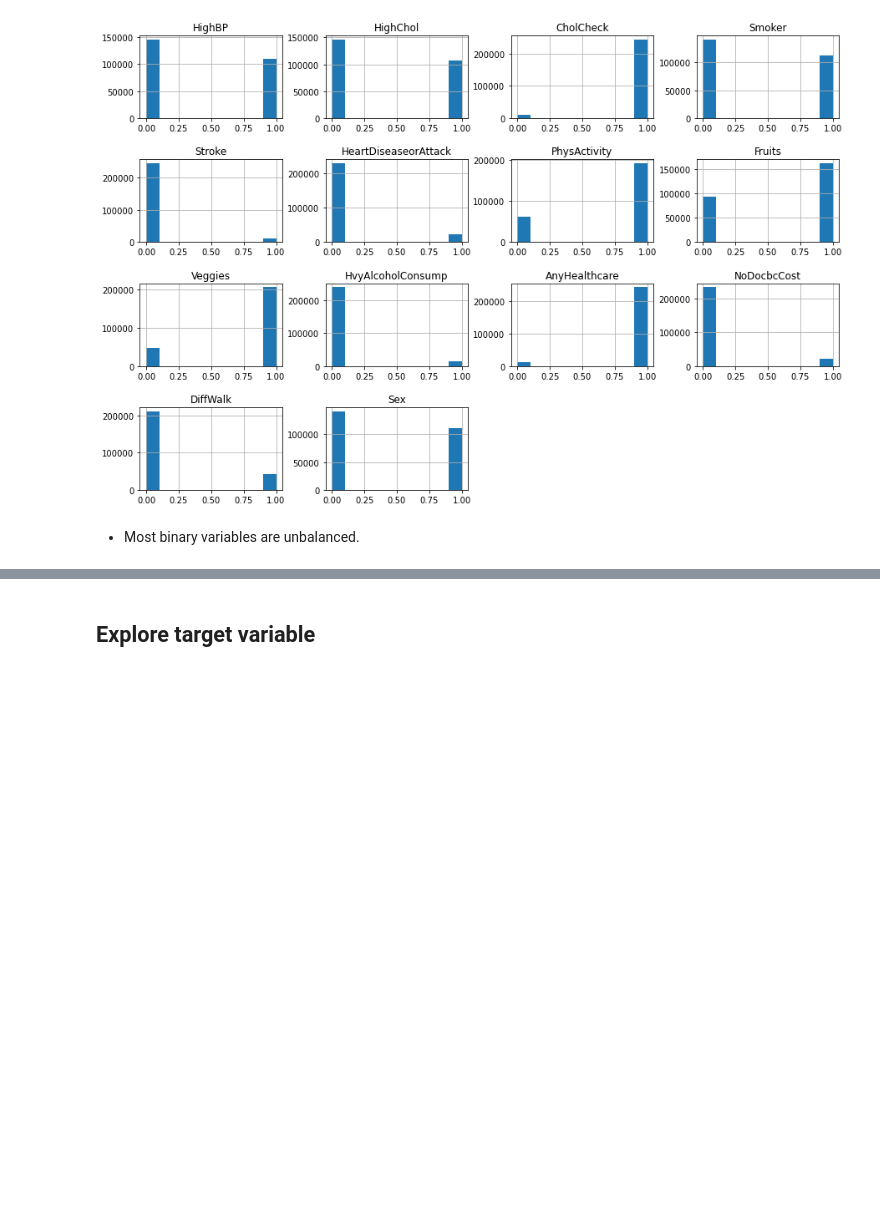
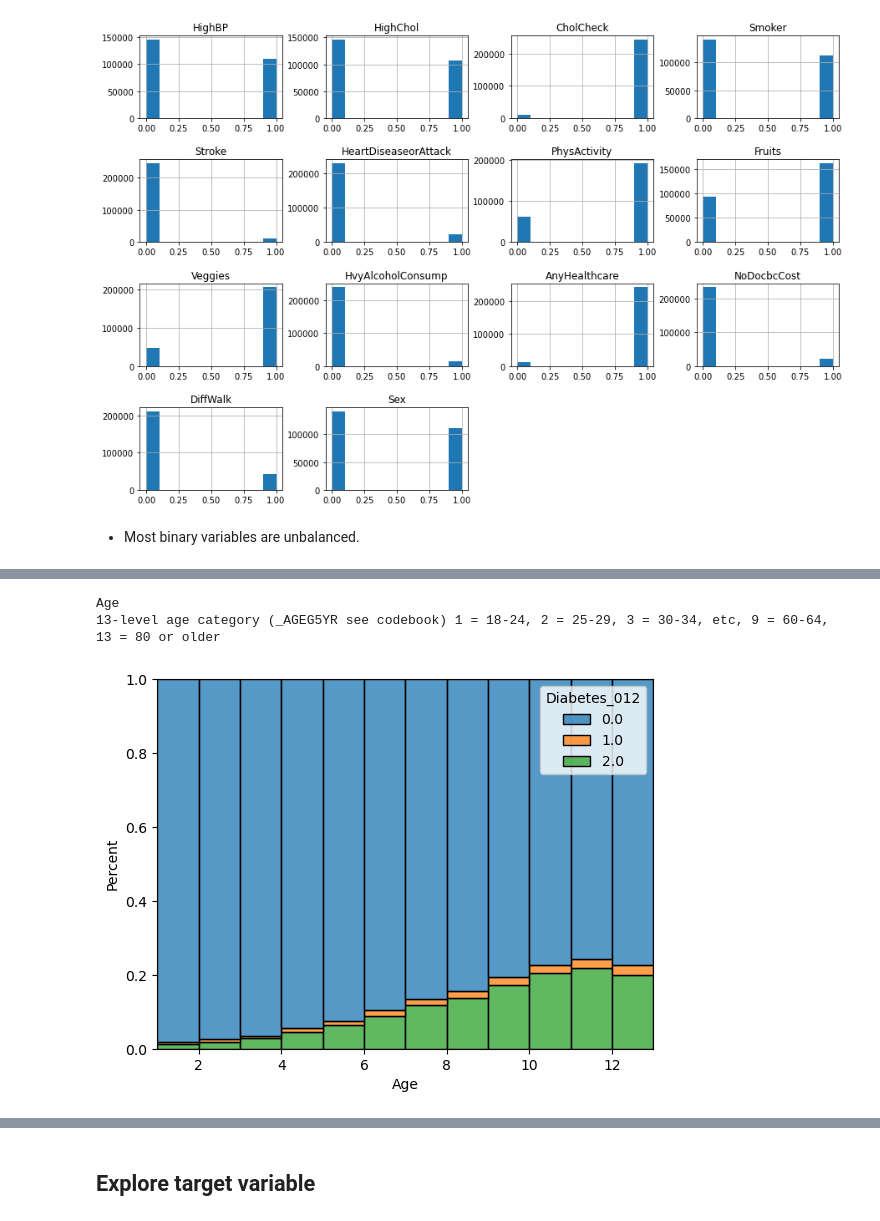
Before and after one commit to delschwartz/Prediabetes_Health_Indicators, a Jupyter notebook: notebooks/exploratory/1_Data_Wrangling_&_EDA.ipynb, the cells around one changed output, grey strips where cells are left out. Saved outputs shown, nothing was run; the diff lists cells and outputs as text; code cells hidden in the pictures; blank space fills up the shorter version.

```diff
--- a/notebooks/exploratory/1_Data_Wrangling_&_EDA.ipynb
+++ b/notebooks/exploratory/1_Data_Wrangling_&_EDA.ipynb
@@ -199,0 +225,6 @@ plt.subplots_adjust(hspace=0.5)
+# %%
+show_histogram('Age')
+# %% [output]
+Age
+13-level age category (_AGEG5YR see codebook) 1 = 18-24, 2 = 25-29, 3 = 30-34, etc, 9 = 60-64, 13 = 80 or older
+[figure, added]
```
Also changed, not shown: parts of 10 cells of this notebook.
